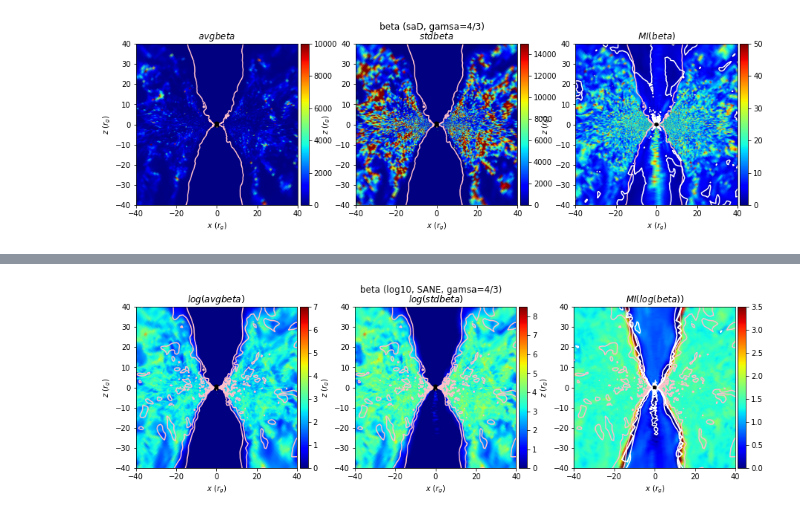
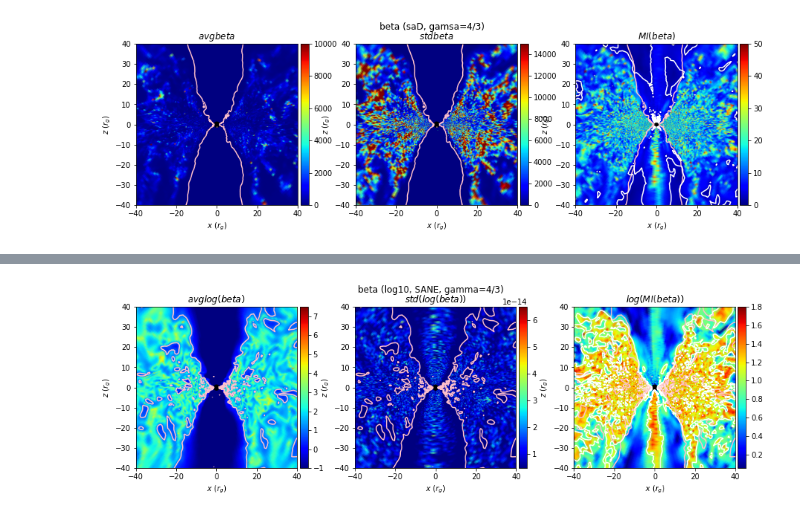
Before and after one commit to jlmaurora233/GRMHD, a Jupyter notebook: beta.ipynb, the cells around one changed output, grey strips where cells are left out. Cells and saved outputs as stored; diff of their text form; code cells hidden in the pictures.

```diff
--- a/beta.ipynb
+++ b/beta.ipynb
@@ -918,4 +953,5 @@ percentile on log(stdbeta) [50%, 75%, 90%]:
 # %%
-dumps_sa[str(i0)].cache['MI(log(beta))'] = dumps_sa[str(i0)].cache['log(stdbeta)']/dumps_sa[str(i0)].cache['log(avgbeta)']
-get_statistics(dumps_sa, 'MI(log(beta))')
+MI(dumps_sa, i0, 'beta')
+dumps_sa[str(i0)].cache['log(MI(beta))'] = np.log10(dumps_sa[str(i0)].cache['MI(beta)'])
+get_statistics(dumps_sa, 'log(MI(beta))')
 # %% [output]
@@ -944,16 +963,17 @@ plt.show()
 # %%
+# logscale
 w = (-40,40,-40,40)
 fig, axes = plt.subplots(1,3, figsize=(15,4))
 # any dump obj in dumps_sa array will give the same average value (avg for these dumps_sa)
 # dumps_sa[str(i0)].cache.values = list(dumps_sa[str(i0)].cache.values())[0]
-pplt.plot_xz(axes[0], dumps_sa[str(i0)], 'log(avgbeta)', window=w, vmin=0., vmax=7.)
-pplt.plot_xz(axes[1], dumps_sa[str(i0)], 'log(stdbeta)', window=w, vmin=0., vmax=8.5)
-pplt.plot_xz(axes[2], dumps_sa[str(i0)], 'MI(log(beta))', window=w, vmin=0., vmax=3.5)
-pplt.overlay_contours(axes[0], dumps_sa[str(i0)], 'log(beta)', (0, 1.), color='pink')
-pplt.overlay_contours(axes[1], dumps_sa[str(i0)], 'log(beta)',(0, 1.0), color='pink')
-pplt.overlay_contours(axes[2], dumps_sa[str(i0)], 'log(beta)',(0, 1.0), color='pink')
-pplt.overlay_contours(axes[2], dumps_sa[str(i0)], 'MI(log(beta))',(0, 1.), color='white')
-plt.suptitle('beta (log10, SANE, gamsa=4/3)')
+pplt.plot_xz(axes[0], dumps_sa[str(i0)], 'avglog(beta)', window=w, vmin=-1., vmax=7.5)
+pplt.plot_xz(axes[1], dumps_sa[str(i0)], 'std(log(beta))', window=w, vmin=4.7e-15, vmax=6.5e-14)
+pplt.plot_xz(axes[2], dumps_sa[str(i0)], 'log(MI(beta))', window=w, vmin=0.05, vmax=1.8)
+pplt.overlay_contours(axes[0], dumps_sa[str(i0)], 'log(beta)', (-5, 1.), color='pink')
+pplt.overlay_contours(axes[1], dumps_sa[str(i0)], 'log(beta)',(-5, 1.0), color='pink')
+pplt.overlay_contours(axes[2], dumps_sa[str(i0)], 'log(beta)',(-5, 1.0), color='pink')
+pplt.overlay_contours(axes[2], dumps_sa[str(i0)], 'log(MI(beta))',(-5, 1.), color='white')
+plt.suptitle('beta (log10, SANE, gamma=4/3)')
 plt.show()
 # %% [output]
-[figure, old version]
+[figure, new version]
```
Also changed, not shown: parts of 25 cells of this notebook.
